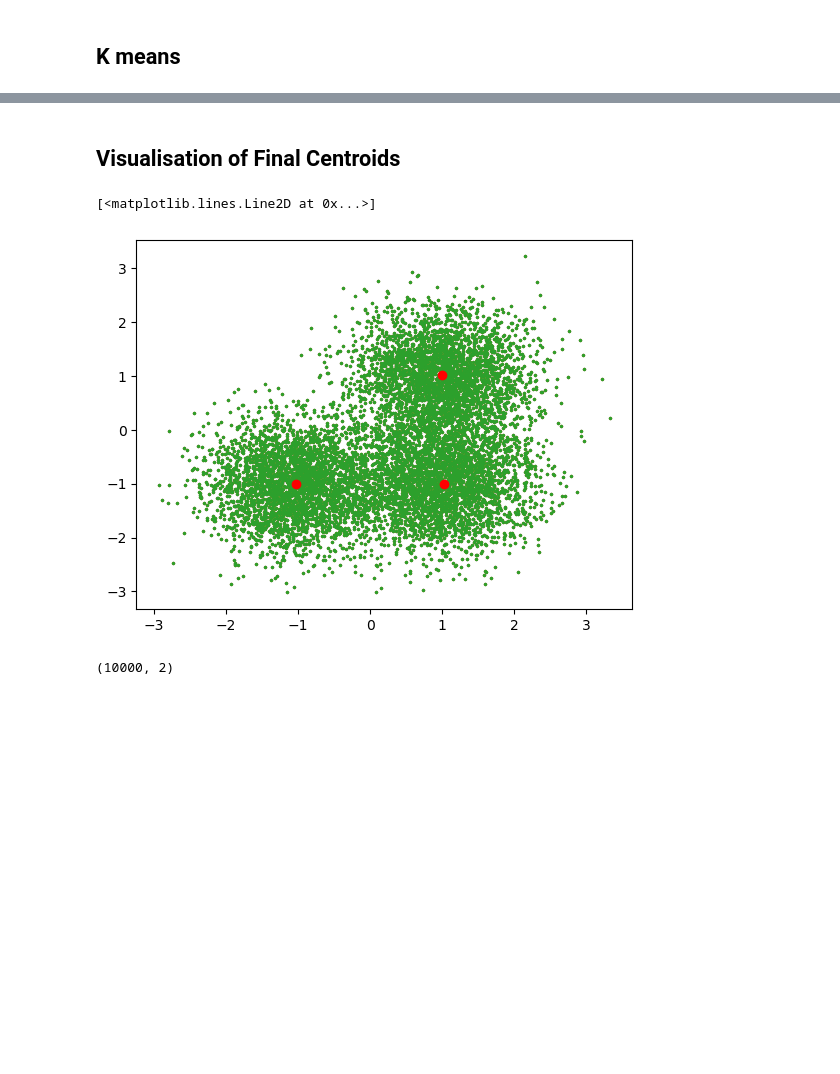
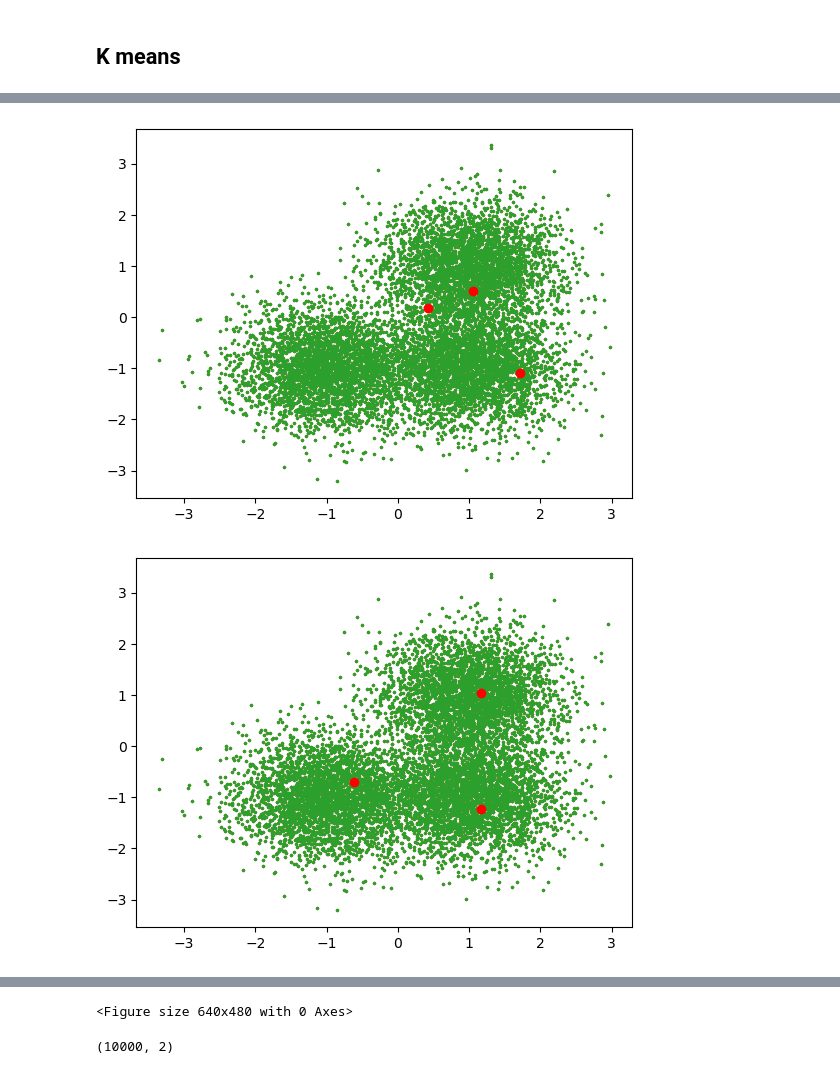
Before and after one commit to hwaseem04/Segmentation, a Jupyter notebook: Clustering/Naive-K-means.ipynb, the cells around one changed output, grey strips where cells are left out. Cells and saved outputs as stored; diff of their text form; code cells hidden in the pictures; blank space fills up the shorter version.

```diff
--- a/Clustering/Naive-K-means.ipynb
+++ b/Clustering/Naive-K-means.ipynb
@@ -58,3 +70,6 @@ def Kmeans(k, random_centroids):
     return random_centroids, cluster
 # %%
-random_centroids, cluster = Kmeans(3, random_centroids)
+random_centroids, cluster = Kmeans(3, random_centroids,10)
+# %% [output]
+[figure, added]
+[figure, added]
@@ -61,13 +84,4 @@ random_centroids, cluster = Kmeans(3, random_centroids)
+<Figure size 640x480 with 0 Axes>
-# %% [markdown]
-## Visualisation of Final Centroids
-# %%
-plt.scatter(X[:,0], X[:, 1], s=2)
-plt.scatter(X[:,0], X[:, 1], s=2)
-plt.scatter(X[:,0], X[:, 1], s=2)
-plt.plot(random_centroids[:,0],random_centroids[:,1] ,'o', c='red')
-# %% [output]
-[<matplotlib.lines.Line2D at 0x...>]
-[figure, removed]
 # %%
 class1 = np.array(cluster[0])
 class2 = np.array(cluster[1])
```
Also changed, not shown: parts of 11 cells of this notebook.
